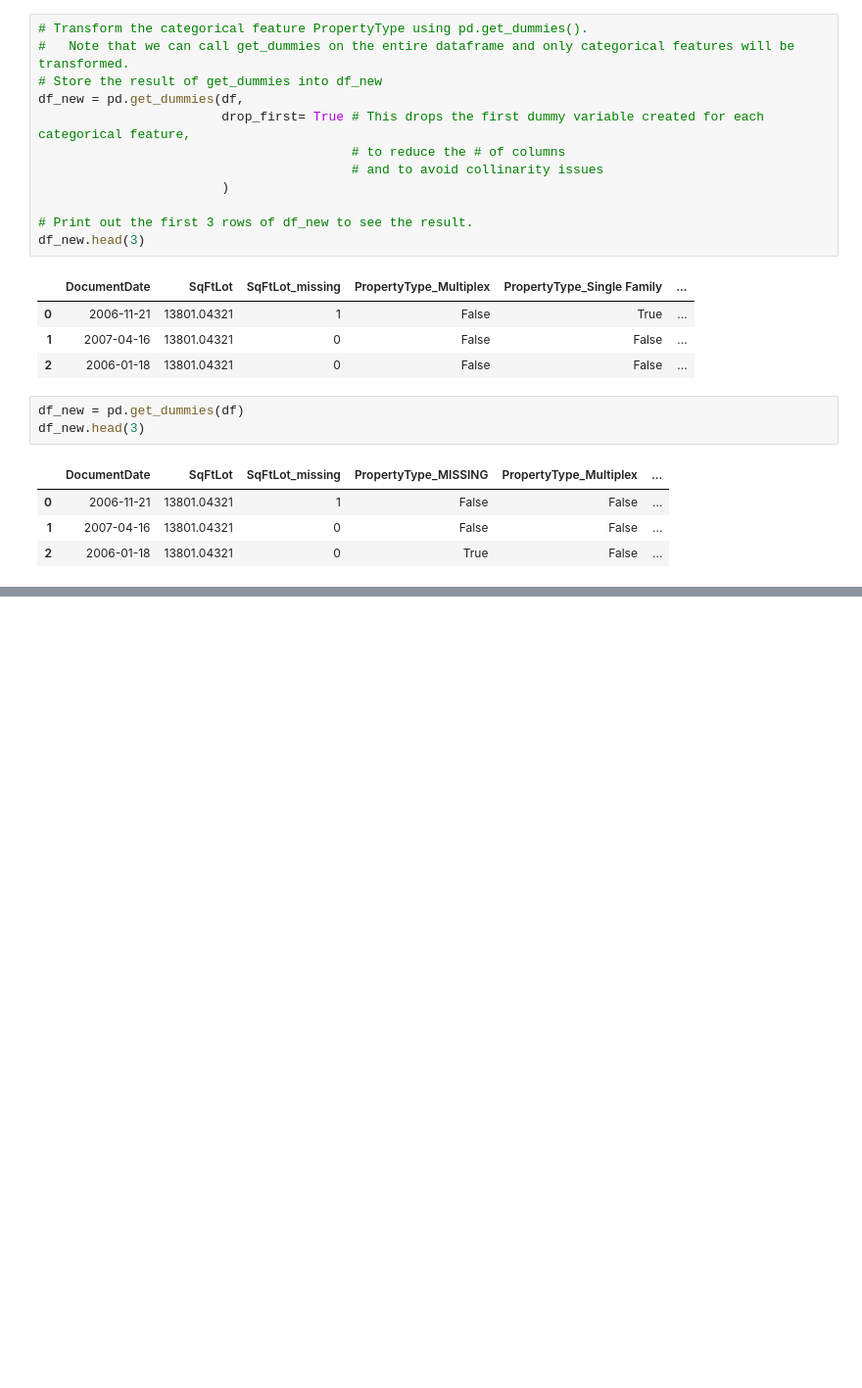
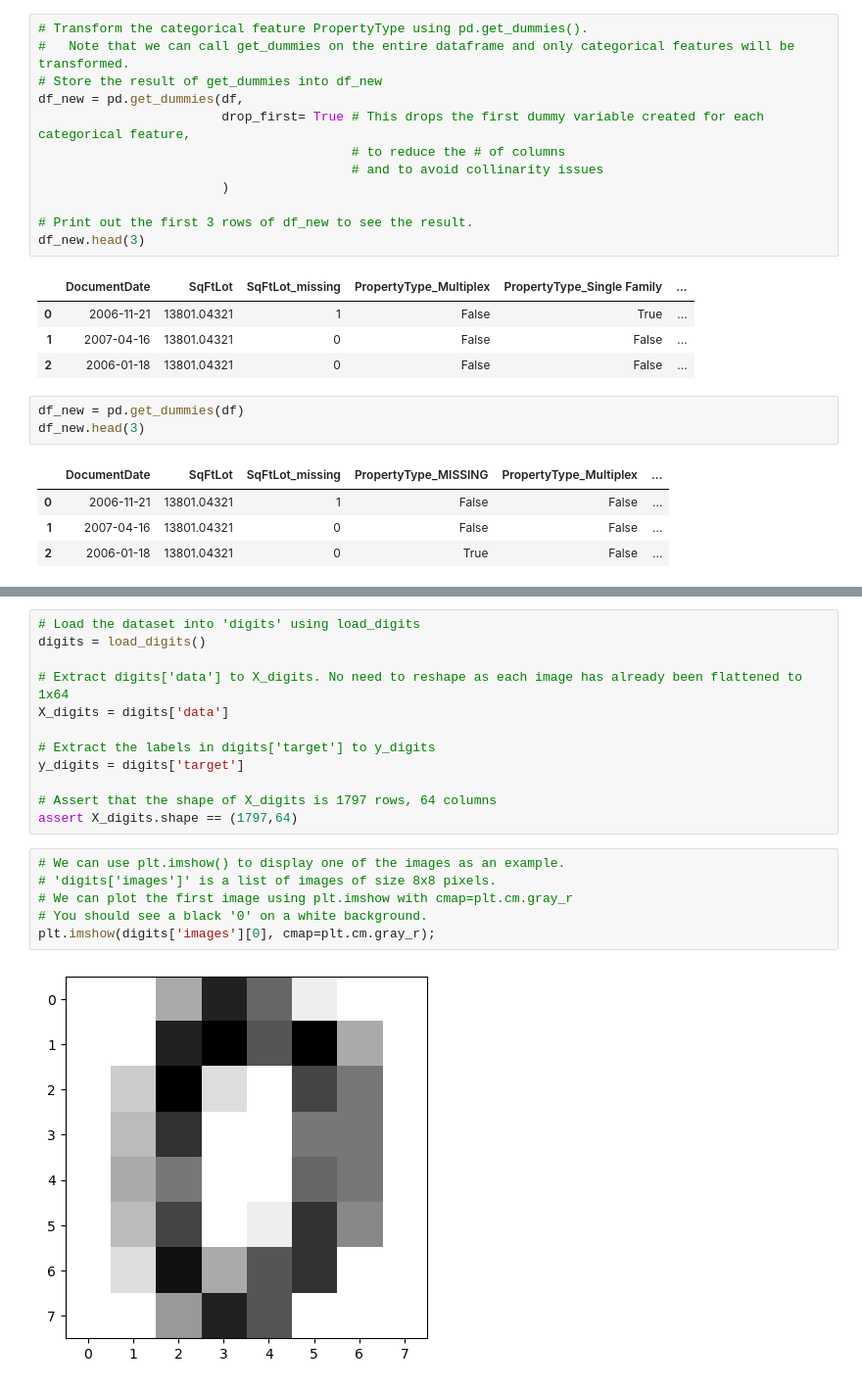
Before and after one commit to ZhaoJackson/Data_Science_, a Jupyter notebook: Final/Exercise.ipynb, the cells around one changed output, grey strips where cells are left out. Shown: that part at 98% size. Cells and saved outputs as stored; diff of their text form; blank space fills up the shorter version.

```diff
--- a/Final/Exercise.ipynb
+++ b/Final/Exercise.ipynb
@@ -271,0 +560,20 @@ df_new.head(3)
+# %%
+# Load the dataset into 'digits' using load_digits
+digits = load_digits()
+
+# Extract digits['data'] to X_digits. No need to reshape as each image has already been flattened to 1x64
+X_digits = digits['data']
+
+# Extract the labels in digits['target'] to y_digits
+y_digits = digits['target']
+
+# Assert that the shape of X_digits is 1797 rows, 64 columns
+assert X_digits.shape == (1797,64)
+# %%
+# We can use plt.imshow() to display one of the images as an example.
+# 'digits['images']' is a list of images of size 8x8 pixels.
+# We can plot the first image using plt.imshow with cmap=plt.cm.gray_r
+# You should see a black '0' on a white background.
+plt.imshow(digits['images'][0], cmap=plt.cm.gray_r);
+# %% [output]
+[figure, added]
```
Also changed, not shown: parts of 31 cells of this notebook, 2 other files.
